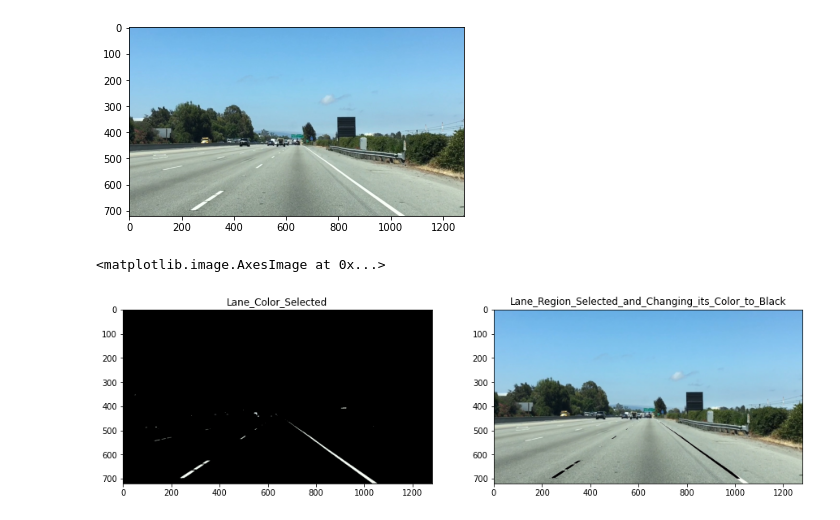
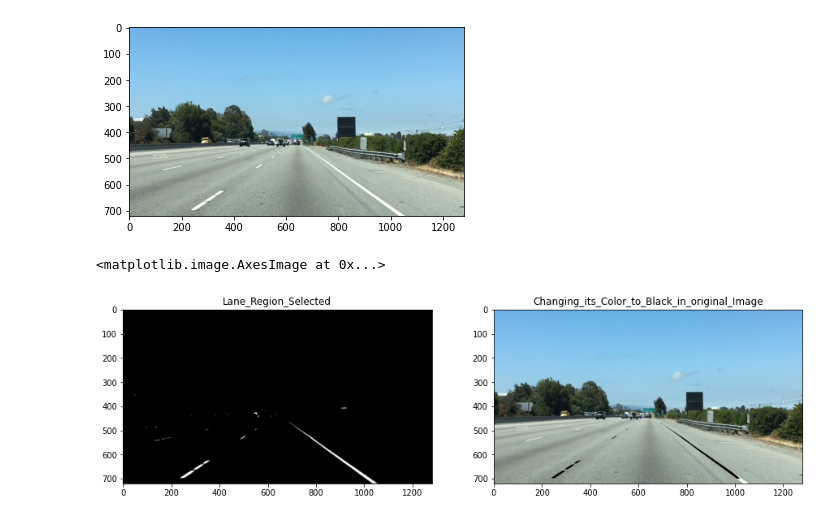
Before and after one commit to NithishC/ColabNotebook, a Jupyter notebook: road_lane_detection.ipynb, the cells around one changed output. Saved outputs shown, nothing was run; the diff lists cells and outputs as text; code cells hidden in the pictures.

```diff
--- a/road_lane_detection.ipynb
+++ b/road_lane_detection.ipynb
@@ -44,11 +44,11 @@ region_copy[~color_threshold & region_threshold] = [0,0,0]
 # %%
 plt.figure(figsize=[15,5])
 plt.subplot(1,2,1)
-plt.title("Lane_Color_Selected")
+plt.title("Lane_Region_Selected")
 plt.imshow(color_copy)
 plt.subplot(1,2,2)
-plt.title("Lane_Region_Selected_and_Changing_its_Color_to_Black")
+plt.title("Changing_its_Color_to_Black_in_original_Image")
 plt.imshow(region_copy)
 # %% [output]
 <matplotlib.image.AxesImage at 0x...>
-[figure, old version]
+[figure, new version]
```
